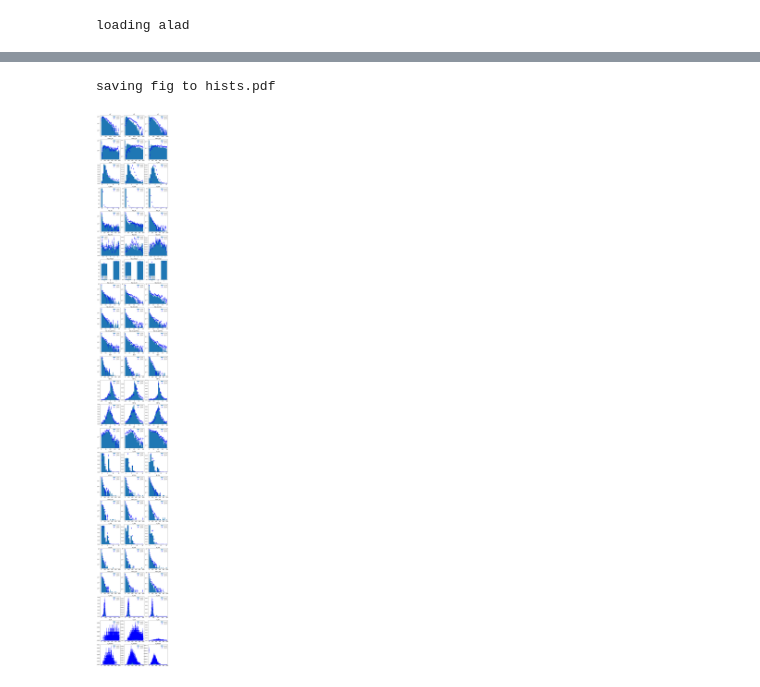
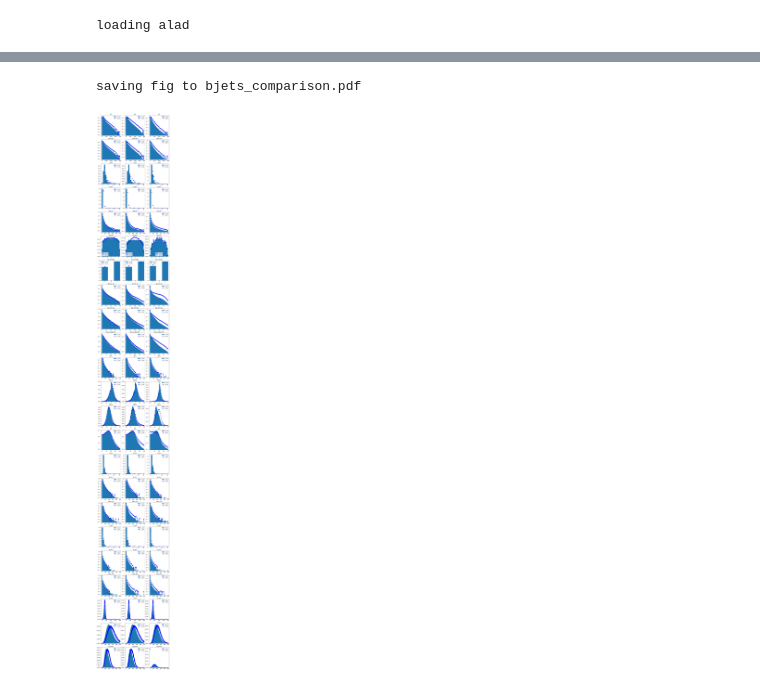
Before and after one commit to oliverkn/alad-for-lhc, a Jupyter notebook: evaluation/data_vs_mc.ipynb, the cells around one changed output, grey strips where cells are left out. Drawn from its saved outputs; the diff is of its cells as text; code cells hidden in the pictures.

```diff
--- a/evaluation/data_vs_mc.ipynb
+++ b/evaluation/data_vs_mc.ipynb
@@ -59,7 +96,7 @@ ppm = 500
 cont_bins = 40
 settings_6021 = {}
 settings_6021['HT'] = {'range': (0, 2000), 'yscale': 'log', 'bins': cont_bins, 'int': False}
-settings_6021['mass_jet'] = {'range': (0, 1000), 'yscale': 'log', 'bins': cont_bins, 'int': False}
+settings_6021['mass_jet'] = {'range': (0, 4000), 'yscale': 'log', 'bins': cont_bins, 'int': False}
 settings_6021['n_jet'] = {'range': (0, 15), 'yscale': 'linear', 'int': True, 'bin_size': 1}
 settings_6021['n_bjet'] = {'range': (0, 15), 'yscale': 'linear', 'int': True, 'bin_size': 1}
 settings_6021['lep_pt'] = {'range': (20, 1000), 'yscale': 'log', 'bins': cont_bins, 'int': False}
@@ -116,7 +153,8 @@ def build_hists(x, ad, preprocessor, n_max, batch_size=2 ** 20):
         x_raw = x[ran_from:ran_to]
 
         # anomaly select
-        x_ano = anomaly_select(x_raw, ad, preprocessor)
+        #x_ano = anomaly_select(x_raw, ad, preprocessor)
+        x_ano = x_raw
 
         print('%d / %d = %3d_ppm' % (x_ano.shape[0], x_raw.shape[0], (x_ano.shape[0] / x_raw.shape[0]*1e6)))
 
@@ -128,3 +166,9 @@ def build_hists(x, ad, preprocessor, n_max, batch_size=2 ** 20):
         builder_bn.add_data(x_ano_bn)
 
     return builder_b0.get_histogram_data(), builder_bn.get_histogram_data()
+# %%
+n_max = 10e6
+
+h5file = h5py.File('/home/oliverkn/pro/opendata_v2/wjets_dyjets_mix.hdf5', 'r')
+x_wdy = h5file['data']
+hist_wdy_b0, hist_wdy_bn = build_hists(x_wdy, ad_wdy, preprocessor_wdy, n_max=n_max)
@@ -130,0 +194,4 @@ def build_hists(x, ad, preprocessor, n_max, batch_size=2 ** 20):
+# %%
+h5file = h5py.File('/home/oliverkn/pro/opendata_v2/wdytt_mix.hdf5', 'r')
+x_wdytt = h5file['data']
+hist_wdytt_b0, hist_wdytt_bn = build_hists(x_wdytt, ad_wdytt, preprocessor_wdytt, n_max=n_max)
@@ -131,14 +219,4 @@ def build_hists(x, ad, preprocessor, n_max, batch_size=2 ** 20):
 # %%
-n_max = 10e6
-
-h5file = h5py.File('/home/oliverkn/pro/opendata_v2/wjets_dyjets_mix.hdf5', 'r')
-x_wdy = h5file['data']
-hist_wdy_b0, hist_wdy_bn = build_hists(x_wdy, ad_mc, preprocessor_mc, n_max=n_max)
-
-h5file = h5py.File('/home/oliverkn/pro/opendata_v2/wdytt_mix.hdf5', 'r')
-x_wdytt = h5file['data']
-hist_wdytt_b0, hist_wdytt_bn = build_hists(x_wdytt, ad_mc, preprocessor_mc, n_max=n_max)
-
 h5file = h5py.File('/home/oliverkn/pro/opendata_v2/6021/data.hdf5', 'r')
 x_data = h5file['data']
 hist_data_b0, hist_data_bn = build_hists(x_data, ad_data, preprocessor_data, n_max=n_max)
@@ -199,33 +280,33 @@ def plot_hist(hist_wdy_dict, hist_wdytt_dict, hist_data_dict, settings, output_f
 
             if all_lin is False:
                 ax.set_yscale(fsettings['yscale'])
 
             ax.set_title(feature)
             ax.legend()
 
 
     plot_col(hist_wdy_dict, 0)
     plot_col(hist_wdytt_dict, 1)
     plot_col(hist_data_dict, 2)
 
     if output_file is not None:
         print('saving fig to ' + output_file)
         plt.savefig(output_file)
 
     plt.show()
 
 hist_wdy_dict = {}
 hist_wdy_dict['n_b=0'] = hist_wdy_b0
 hist_wdy_dict['n_b>0'] = hist_wdy_bn
 
 hist_wdytt_dict = {}
 hist_wdytt_dict['n_b=0'] = hist_wdytt_b0
 hist_wdytt_dict['n_b>0'] = hist_wdytt_bn
 
 hist_data_dict = {}
 hist_data_dict['n_b=0'] = hist_data_b0
 hist_data_dict['n_b>0'] = hist_data_bn
-plot_hist(hist_wdy_dict, hist_wdytt_dict, hist_data_dict, hist_settings, output_file='hists.pdf')
+plot_hist(hist_wdy_dict, hist_wdytt_dict, hist_data_dict, hist_settings, output_file='bjets_comparison.pdf')
 # %% [output]
-saving fig to hists.pdf
+saving fig to bjets_comparison.pdf
-[figure, old version]
+[figure, new version]
```
Also changed, not shown: parts of 7 cells of this notebook, 14 other files.
